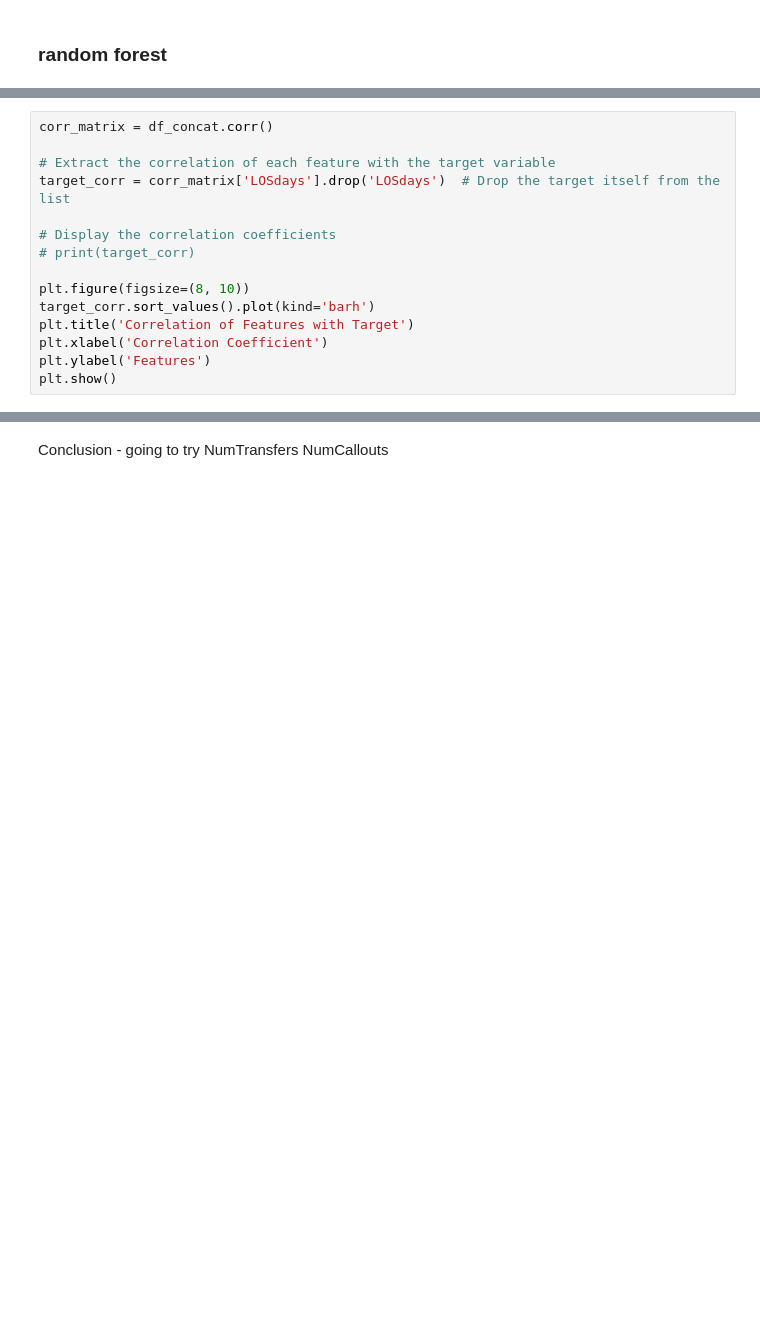
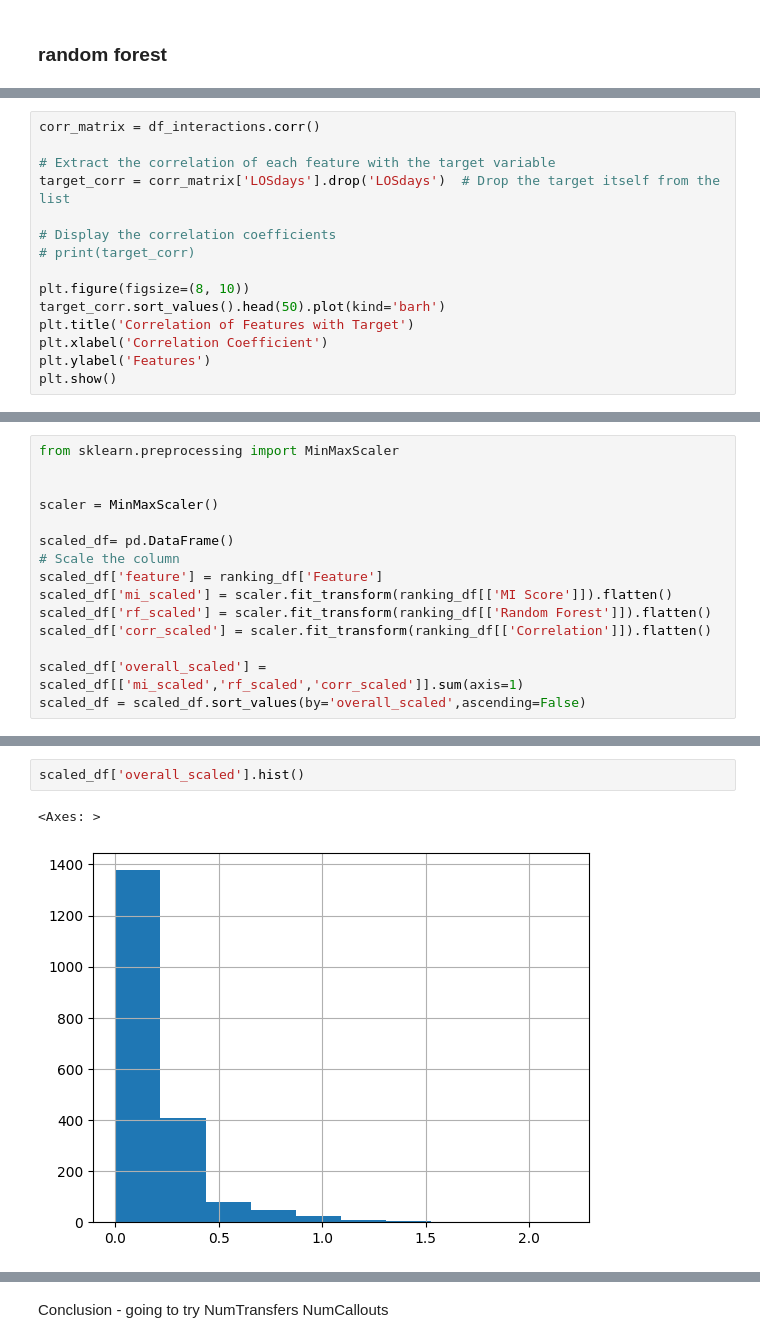
Before and after one commit to mairihallman/MAT-4376E-F24, a Jupyter notebook: 2-bayesian-data-analysis/feature-selection-q5.ipynb, the cells around one changed output, grey strips where cells are left out. Saved outputs shown, nothing was run; the diff lists cells and outputs as text; blank space fills up the shorter version.

```diff
--- a/2-bayesian-data-analysis/feature-selection-q5.ipynb
+++ b/2-bayesian-data-analysis/feature-selection-q5.ipynb
@@ -269,5 +294,5 @@ plt.show()
 # %%
-corr_matrix = df_concat.corr()
+corr_matrix = df_interactions.corr()
 
 # Extract the correlation of each feature with the target variable
 target_corr = corr_matrix['LOSdays'].drop('LOSdays')  # Drop the target itself from the list
@@ -276,7 +301,7 @@ target_corr = corr_matrix['LOSdays'].drop('LOSdays')  # Drop the target itself f
 # print(target_corr)
 
 plt.figure(figsize=(8, 10))
-target_corr.sort_values().plot(kind='barh')
+target_corr.sort_values().head(50).plot(kind='barh')
 plt.title('Correlation of Features with Target')
 plt.xlabel('Correlation Coefficient')
 plt.ylabel('Features')
@@ -331,0 +357,15 @@ ranking_df[['MI Rank', 'RF Rank', 'Corr Rank', 'Overall Rank']].head(10)
+# %%
+from sklearn.preprocessing import MinMaxScaler
+
+
+scaler = MinMaxScaler()
+
+scaled_df= pd.DataFrame()
+# Scale the column
+scaled_df['feature'] = ranking_df['Feature']
+scaled_df['mi_scaled'] = scaler.fit_transform(ranking_df[['MI Score']]).flatten()
+scaled_df['rf_scaled'] = scaler.fit_transform(ranking_df[['Random Forest']]).flatten()
+scaled_df['corr_scaled'] = scaler.fit_transform(ranking_df[['Correlation']]).flatten()
+
+scaled_df['overall_scaled'] = scaled_df[['mi_scaled','rf_scaled','corr_scaled']].sum(axis=1)
+scaled_df = scaled_df.sort_values(by='overall_scaled',ascending=False)
@@ -332 +392,6 @@ ranking_df[['MI Rank', 'RF Rank', 'Corr Rank', 'Overall Rank']].head(10)
+# %%
+scaled_df['overall_scaled'].hist()
+# %% [output]
+<Axes: >
+[figure, added]
 # %%
```
Also changed, not shown: parts of 19 cells of this notebook, 8 other files.
